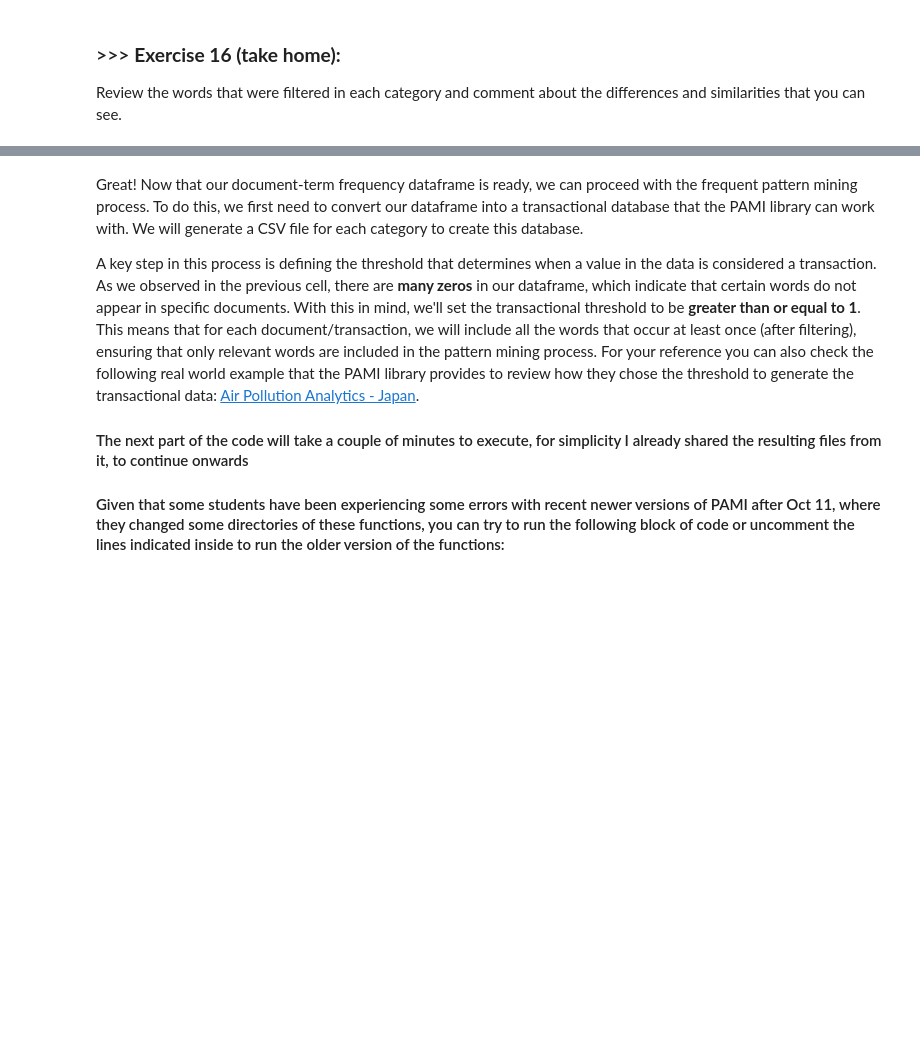
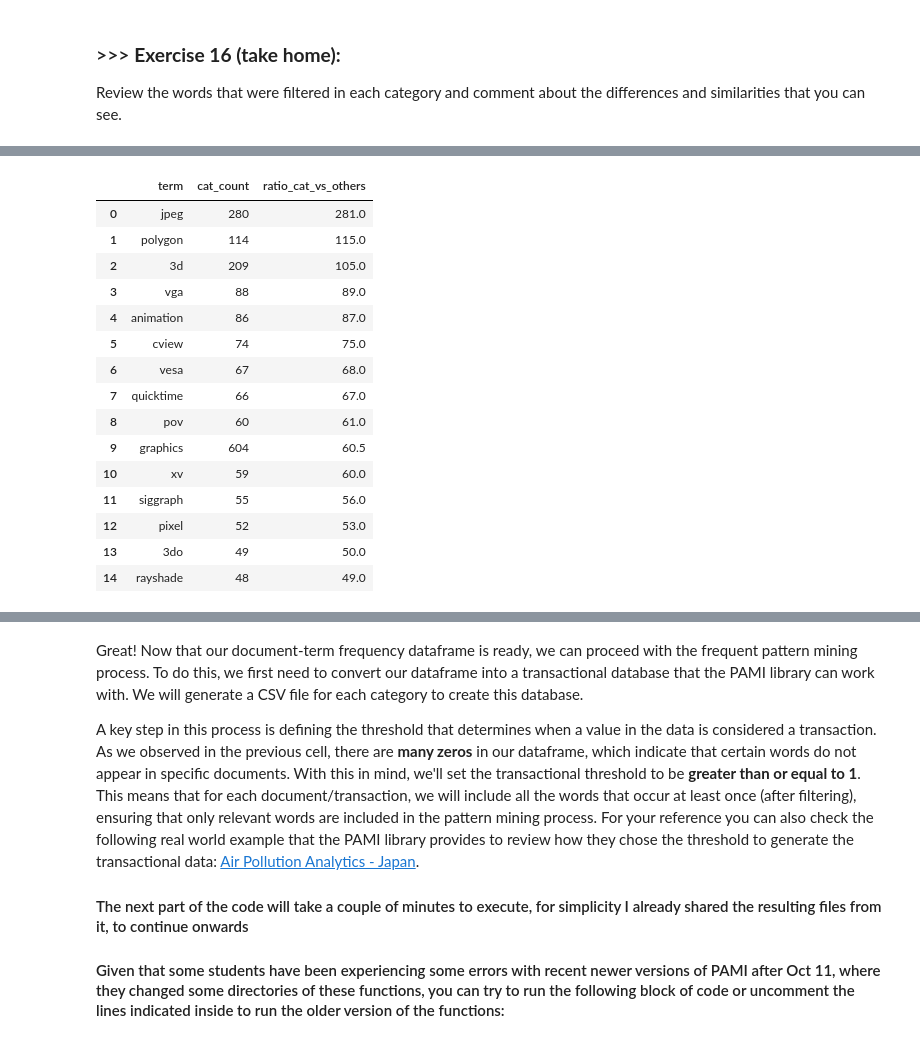
Before and after one commit to limzihengstackonstack/DM2025-Lab1-Exercise, a Jupyter notebook: DM2025-Lab1-Master.ipynb, the cells around one changed output, grey strips where cells are left out. Saved outputs shown, nothing was run; the diff lists cells and outputs as text; code cells hidden in the pictures; blank space fills up the shorter version.

```diff
--- a/DM2025-Lab1-Master.ipynb
+++ b/DM2025-Lab1-Master.ipynb
@@ -1786,0 +1785,66 @@ Review the words that were filtered in each category and comment about the diffe
+# %%
+# Exercise 16
+
+import numpy as np
+import pandas as pd
+from sklearn.datasets import fetch_20newsgroups
+from sklearn.feature_extraction.text import CountVectorizer
+
+# -------- 1) Load the same 4-category subset used earlier --------
+cats = ['comp.graphics', 'sci.med', 'soc.religion.christian', 'alt.atheism']
+twenty = fetch_20newsgroups(subset='train', categories=cats, shuffle=True, random_state=42)
+
+df = pd.DataFrame({
+    "text": twenty.data,
+    "target": twenty.target
+})
+df["category_name"] = df["target"].map(dict(enumerate(twenty.target_names)))
+
+# -------- 2) Vectorize (remove English stopwords) --------
+# tweak min_df / max_df if you want slightly stricter filtering
+vect = CountVectorizer(stop_words='english', lowercase=True, min_df=5, max_df=0.9)
+X = vect.fit_transform(df["text"])
+terms = np.array(vect.get_feature_names_out())
+
+# -------- 3) Helper functions --------
+def top_terms_for_category(cat_name, top_n=15):
+    """Return top_n terms (term, count) for a single category."""
+    rows = df.index[df["category_name"] == cat_name]
+    freq = np.asarray(X[rows].sum(axis=0)).ravel()
+    top_idx = np.argsort(freq)[::-1][:top_n]
+    return pd.DataFrame({"term": terms[top_idx], "count": freq[top_idx]})
+
+def distinctive_terms(cat_name, top_n=15, alpha=1.0):
+    """
+    Return terms that are most distinctive for a category using a simple
+    (category_freq + alpha) / (other_freq + alpha) ratio.
+    """
+    rows_cat = df.index[df["category_name"] == cat_name]
+    rows_oth = df.index[df["category_name"] != cat_name]
+
+    freq_cat = np.asarray(X[rows_cat].sum(axis=0)).ravel()
+    freq_oth = np.asarray(X[rows_oth].sum(axis=0)).ravel()
+
+    ratio = (freq_cat + alpha) / (freq_oth + alpha)
+    # Remove terms that are basically absent everywhere
+    mask = (freq_cat + freq_oth) > 0
+    ratio = ratio[mask]
+    kept_terms = terms[mask]
+    kept_cat = freq_cat[mask]
+
+    top_idx = np.argsort(ratio)[::-1][:top_n]
+    return pd.DataFrame({
+        "term": kept_terms[top_idx],
+        "cat_count": kept_cat[top_idx],
+        "ratio_cat_vs_others": ratio[top_idx].round(2)
+    })
+
+# -------- 4) Show results --------
+for c in cats:
+    print(f"\n=== Top frequent terms in: {c} ===")
+    display(top_terms_for_category(c, top_n=15))
+
+for c in cats:
+    print(f"\n=== Distinctive terms for: {c} (vs. all other categories) ===")
+    display(distinctive_terms(c, top_n=15, alpha=1.0))
+# %% [output]
@@ -1786,0 +1920,16 @@ Review the words that were filtered in each category and comment about the diffe
+|  | term | cat_count | ratio_cat_vs_others |
+| 0 | jpeg | 280 | 281.0 |
+| 1 | polygon | 114 | 115.0 |
+| 2 | 3d | 209 | 105.0 |
+| 3 | vga | 88 | 89.0 |
+| 4 | animation | 86 | 87.0 |
+| 5 | cview | 74 | 75.0 |
+| 6 | vesa | 67 | 68.0 |
+| 7 | quicktime | 66 | 67.0 |
+| 8 | pov | 60 | 61.0 |
+| 9 | graphics | 604 | 60.5 |
+| 10 | xv | 59 | 60.0 |
+| 11 | siggraph | 55 | 56.0 |
+| 12 | pixel | 52 | 53.0 |
+| 13 | 3do | 49 | 50.0 |
+| 14 | rayshade | 48 | 49.0 |
```
Also changed, not shown: parts of 45 cells of this notebook.
